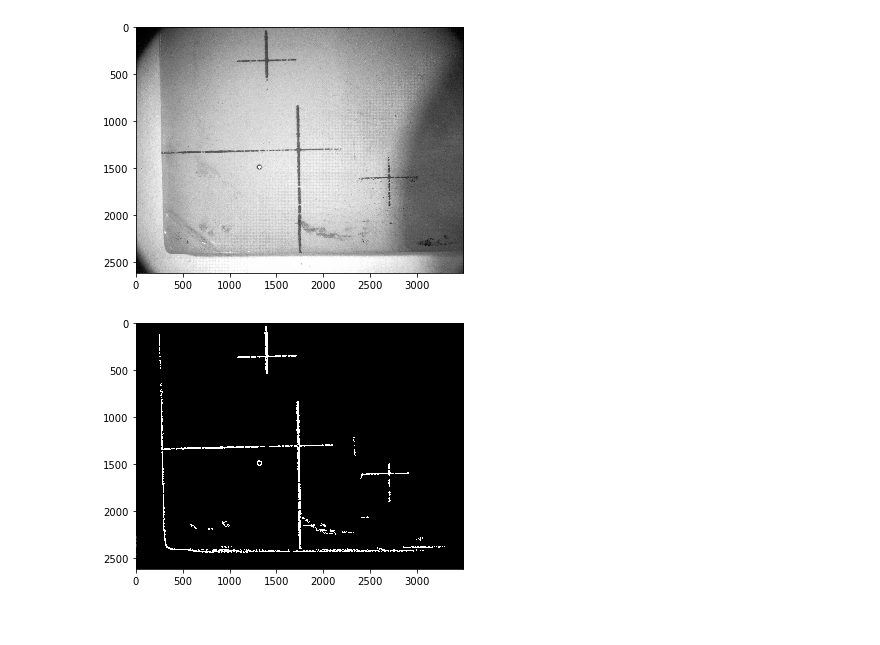
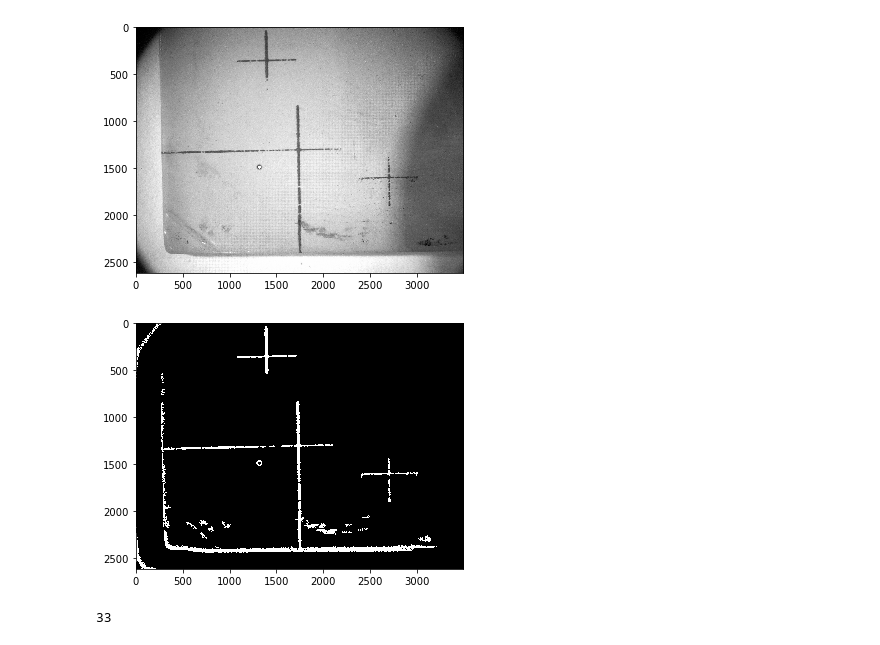
Before and after one commit to atercygnus/notches, a Jupyter notebook: make_sample.ipynb, the cells around one changed output. Drawn from its saved outputs; the diff is of its cells as text; code cells hidden in the pictures.

```diff
--- a/make_sample.ipynb
+++ b/make_sample.ipynb
@@ -9,10 +9,10 @@ from skimage import morphology
 from sklearn.cluster import DBSCAN
 # %%
 def binarize(im):
-    local_thresh = threshold_local(im, method='mean', block_size=41, offset=0.025)
+    local_thresh = threshold_local(im, method='mean', block_size=101, offset=0.025)
     binary_local = im < local_thresh
 
-    return morphology.remove_small_objects(binary_local, min_size=800)
+    return morphology.remove_small_objects(binary_local, min_size=500)
 # %%
 def ImageToFeatures(img):
     data = []
@@ -82,11 +87,21 @@ io.imshow(image)
 plt.show()
 # %% [output]
 [figure]
-# %%
-bimage = binarize(image)
-io.imshow(bimage)
-plt.show()
-# %% [output]
-[figure, removed]
+# %%
+def binarize(im):
+    local_thresh = threshold_local(im, method='mean', block_size=151, offset=0.055)
+    binary_local = im < local_thresh
+
+    return morphology.remove_small_objects(binary_local, min_size=1000)
+
+bimage = binarize(image)
+io.imshow(bimage)
+plt.show()
+# %% [output]
+[figure, added]
 # %%
 data, data_src, data_prep = prepare(bimage)
+# %%
+len(data)
+# %% [output]
+33
```
Also changed, not shown: parts of 6 cells of this notebook.
